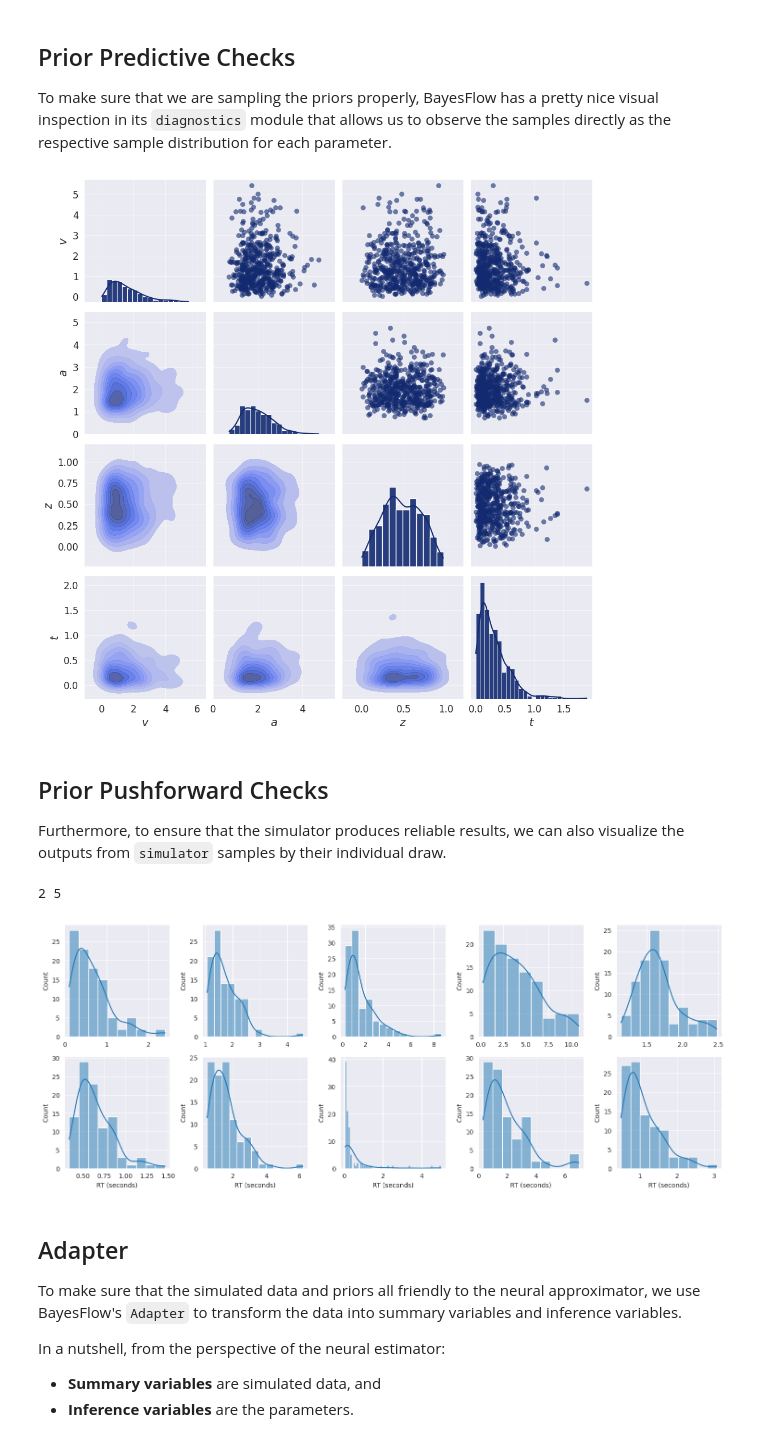
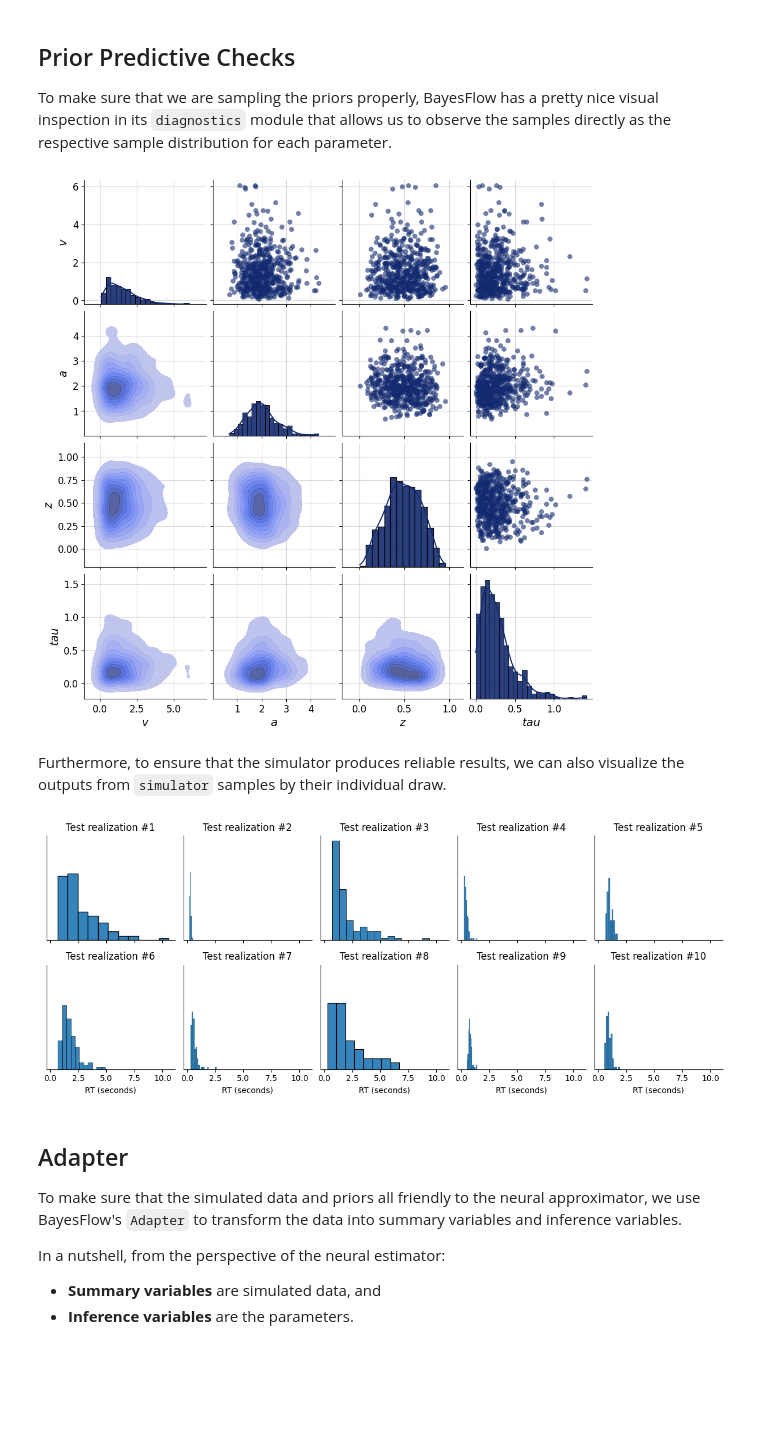
Before and after one commit to bayesflow-org/hssm-bayesflow-workshop, a Jupyter notebook: notebooks/ssms_bayesflow.ipynb, the cells around one changed output. Saved outputs shown, nothing was run; the diff lists cells and outputs as text; code cells hidden in the pictures; blank space fills up the shorter version.

```diff
--- a/notebooks/ssms_bayesflow.ipynb
+++ b/notebooks/ssms_bayesflow.ipynb
@@ -87,7 +88,7 @@ Next, we will sample the DDM parameters from our simulator as priors from some d
 v \sim \mathrm{Gamma}(2, 0.8), \; a \sim \mathrm{Gamma}(10, 0.2), \; z \sim \mathrm{Beta}(2, 2), \; t \sim \mathrm{Gamma}(1.5, 0.2).
 \end{equation}
 # %%
-def priors(rng=None):
+def prior(rng=None):
     """
     Defines the priors for all parameters in the standard DDM.
 
@@ -102,14 +103,14 @@ def priors(rng=None):
     - v: drift rate
     - a: decision boundary threshold
     - z: initial decision bias
-    - t: non-decision time
+    - tau: non-decision time
     """
     if rng is None:
         rng = np.random.default_rng()
 
     drift = rng.gamma(2, 0.8)
     threshold = rng.gamma(10, 0.2)
-    bias = rng.beta(2, 2)
+    bias = rng.beta(3, 3)
     ndt = rng.gamma(1.5, 0.2)
 
-    return dict(v=drift, a=threshold, z=bias, t=ndt)
+    return dict(v=drift, a=threshold, z=bias, tau=ndt)
@@ -130,8 +130,8 @@ After specifying the simulator and priors, we would wrap them together using Bay
 # %%
-simulator = bf.make_simulator([priors, ddm_simulator])
+simulator = bf.make_simulator([prior, ddm_simulator])
 # %% [markdown]
 Once we have the `simulator`, we can specify a batch size and use it to generate samples, just like what we did from `ddm_simulator` itself.
 # %%
 batch_size = 10
-draws = simulator.sample(batch_size=batch_size)
+draws = simulator.sample(batch_size)
 # %% [markdown]
@@ -153,31 +153,28 @@ To make sure that we are sampling the priors properly, BayesFlow has a pretty ni
 # %%
 prior_samples = simulator.simulators[0].sample(500)
 # %%
-prior_grid = bf.diagnostics.plots.pairs_samples(
-    samples=prior_samples, variable_names=[r'$v$', r'$a$', r'$z$', r'$t$']
-)
+prior_grid = bf.diagnostics.plots.pairs_samples(samples=prior_samples, variable_names=[r'$v$', r'$a$', r'$z$', r'$tau$'])
 # %% [output]
-[figure, old version]
+[figure, new version]
 # %% [markdown]
-## Prior Pushforward Checks
-
 Furthermore, to ensure that the simulator produces reliable results, we can also visualize the outputs from `simulator` samples by their individual draw.
 # %%
 n_rows = 2
 n_cols = batch_size // n_rows
-print(n_rows, n_cols)
-# %% [output]
-2 5
 # %%
-fig, ax = plt.subplots(nrows=n_rows, ncols=n_cols, figsize=(15, 6))
+fig, axarr = plt.subplots(nrows=n_rows, ncols=n_cols, figsize=(12, 5), sharey=True, sharex=True)
 
-for i, a in enumerate(ax.flat):
-    ax = sns.histplot(data=draws['rts'][i], ax=a, legend=False, kde=True)
+for i, ax in enumerate(axarr.flat):
+    sns.histplot(data=draws['rts'][i], ax=ax, color="#132a70", legend=None, alpha=0.9)
     if i > n_cols - 1:
         ax.set_xlabel("RT (seconds)")
+    ax.set_ylabel("")
+    ax.set_yticks([])
+    sns.despine(ax=ax)
+    ax.set_title(f"Test realization #{i+1}")
 fig.tight_layout()
 # %% [output]
-[figure, old version]
+[figure, new version]
 # %% [markdown]
 ## Adapter
 
```
Also changed, not shown: parts of 76 cells of this notebook.
